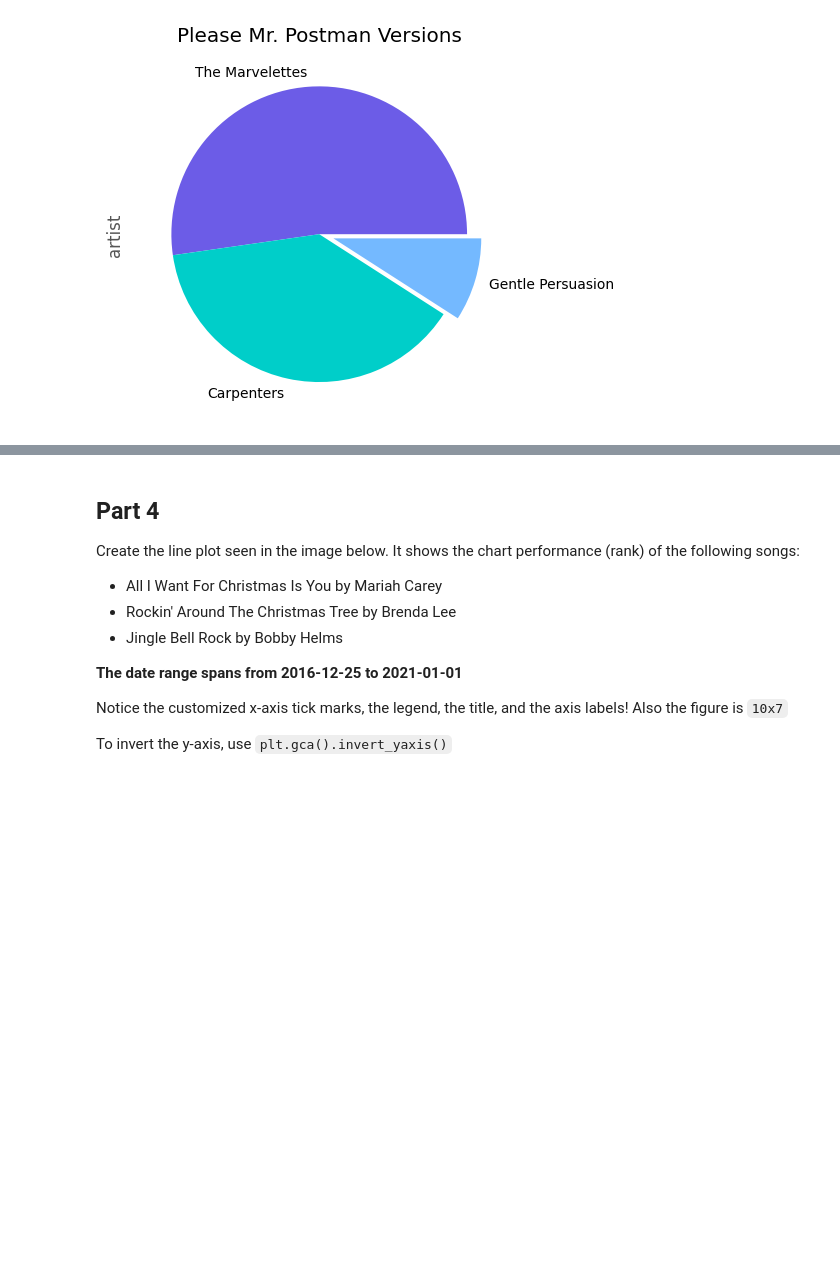
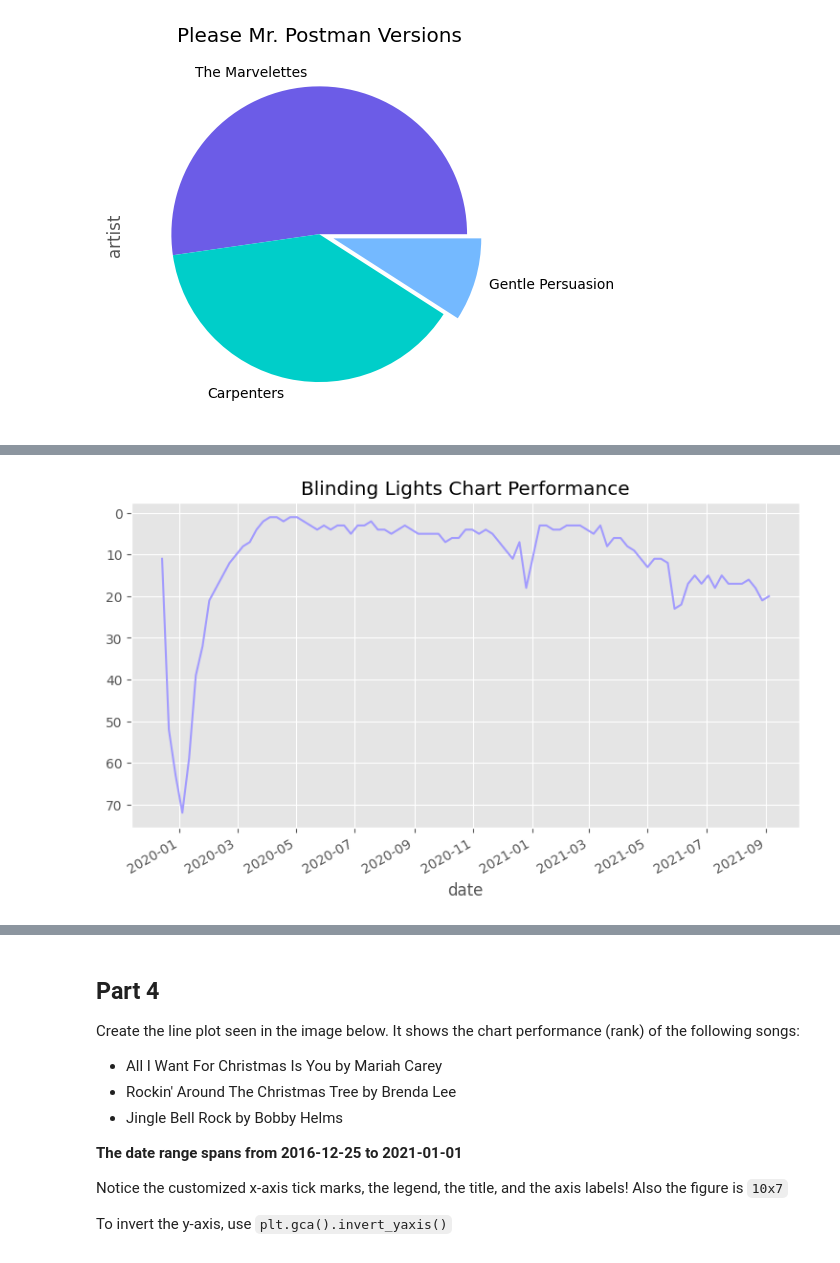
Before and after one commit to magdalenapek/Exercises, a Jupyter notebook: solutions_udemy_course/EXERCISE_12_Pandas_Plotting.ipynb, the cells around one changed output, grey strips where cells are left out. Cells and saved outputs as stored; diff of their text form; code cells hidden in the pictures; blank space fills up the shorter version.

```diff
--- a/solutions_udemy_course/EXERCISE_12_Pandas_Plotting.ipynb
+++ b/solutions_udemy_course/EXERCISE_12_Pandas_Plotting.ipynb
@@ -73,3 +73,12 @@ Create the line plot seen in the image below. It visualizes the performance of t
 * To invert the y-axis (so that rank 1 is the highest value), use: `plt.gca().invert_yaxis()`
 
 ![blinding_lights.png](attachment:blinding_lights.png)
+# %%
+lights = billboard[billboard["song"] == "Blinding Lights"]
+lights.set_index("date")["rank"].plot(kind = "line",
+                                      figsize = (9,5),
+                                      color = "#a29bfe",
+                                     title = "Blinding Lights Chart Performance")
+plt.gca().invert_yaxis()
+# %% [output]
+[figure, added]
```
Also changed, not shown: parts of 11 cells of this notebook.
